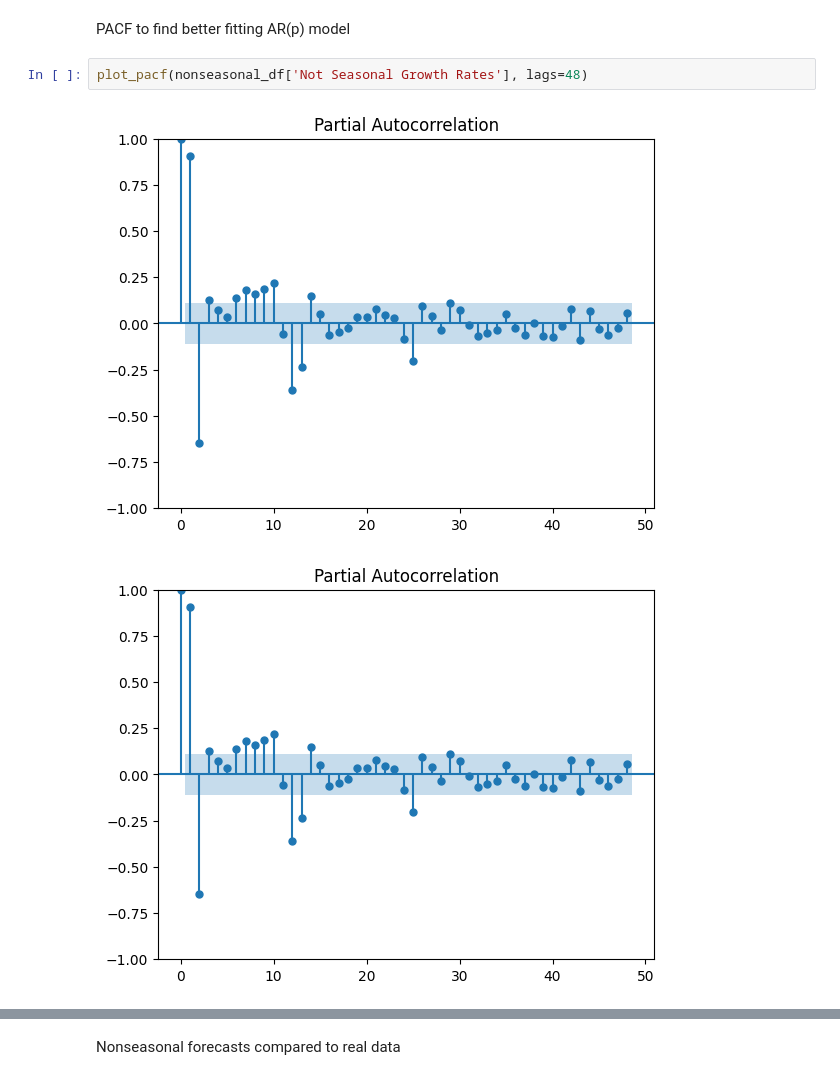
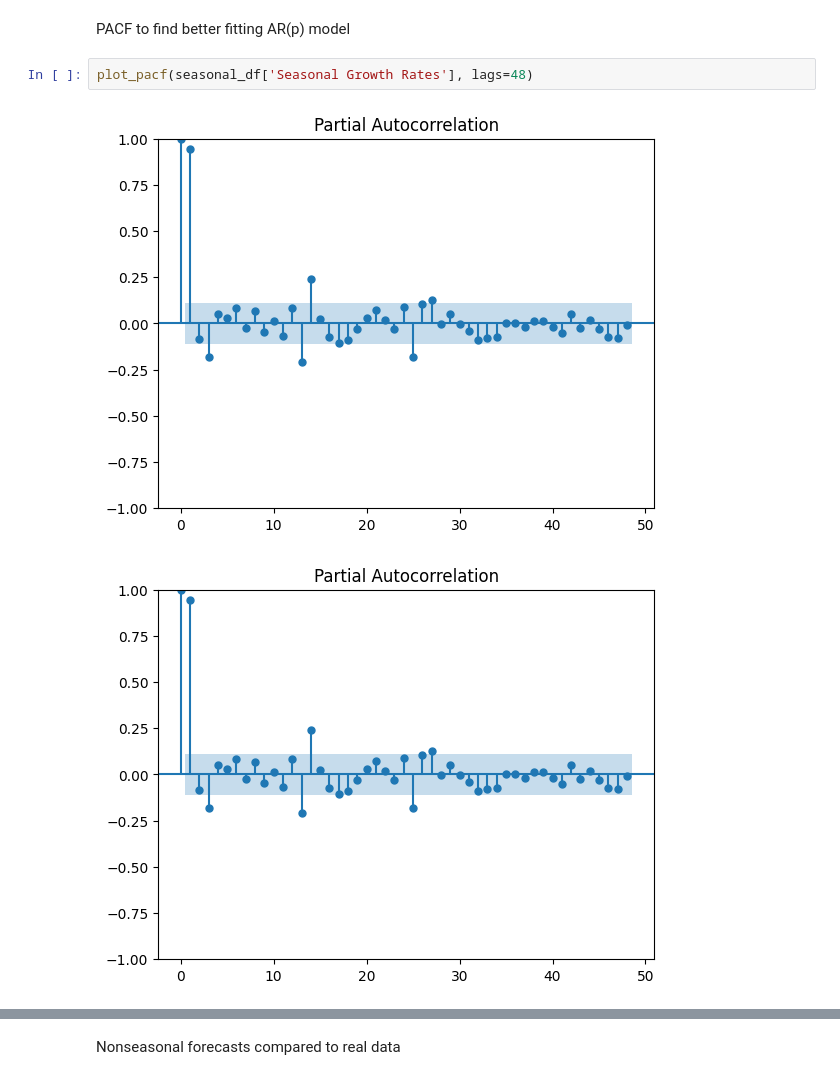
Before and after one commit to ericbeechen/TimeSeries, a Jupyter notebook: HW1.ipynb, the cells around one changed output, grey strips where cells are left out. Saved outputs shown, nothing was run; the diff lists cells and outputs as text.

```diff
--- a/HW1.ipynb
+++ b/HW1.ipynb
@@ -104,8 +92,8 @@ plot_acf(nonseasonalar1model.resid)
 # %% [markdown]
 PACF to find better fitting AR(p) model
 # %%
-plot_pacf(nonseasonal_df['Not Seasonal Growth Rates'], lags=48)
+plot_pacf(seasonal_df['Seasonal Growth Rates'], lags=48)
 # %% [output]
-[figure, old version]
+[figure, new version]
-[figure, old version]
+[figure, new version]
 # %%
```
Also changed, not shown: parts of 18 cells of this notebook.
